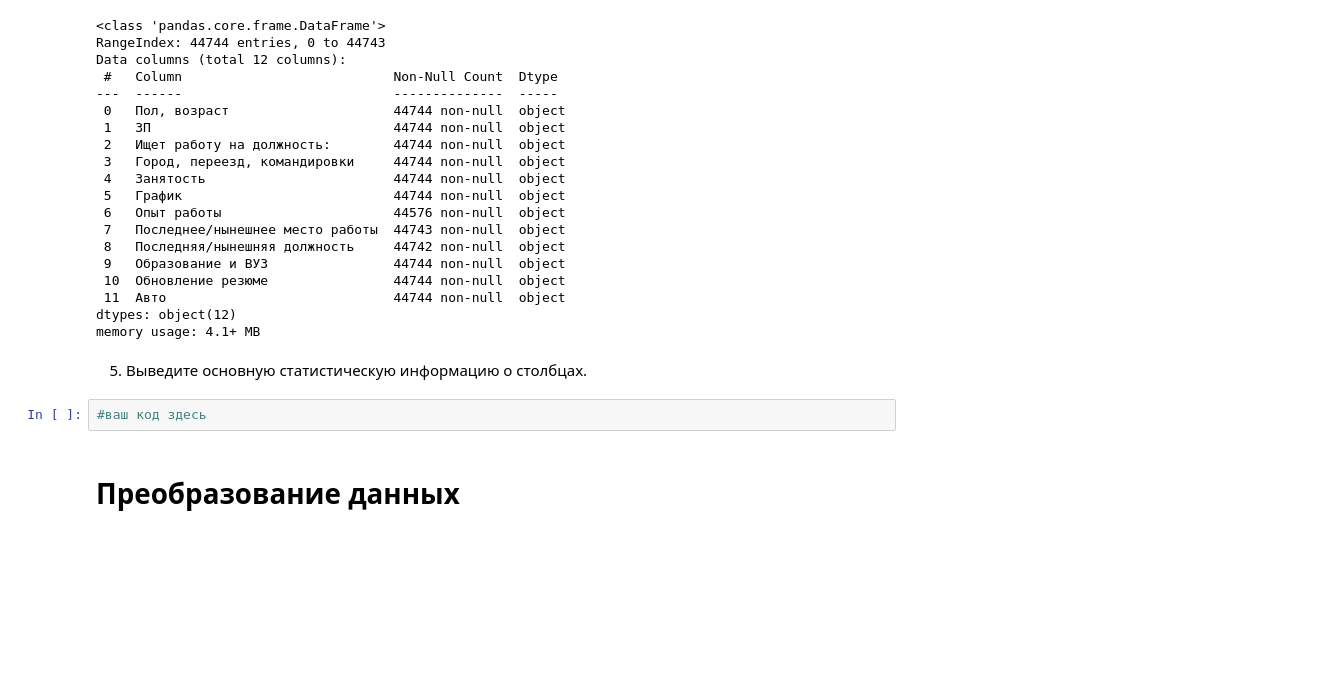
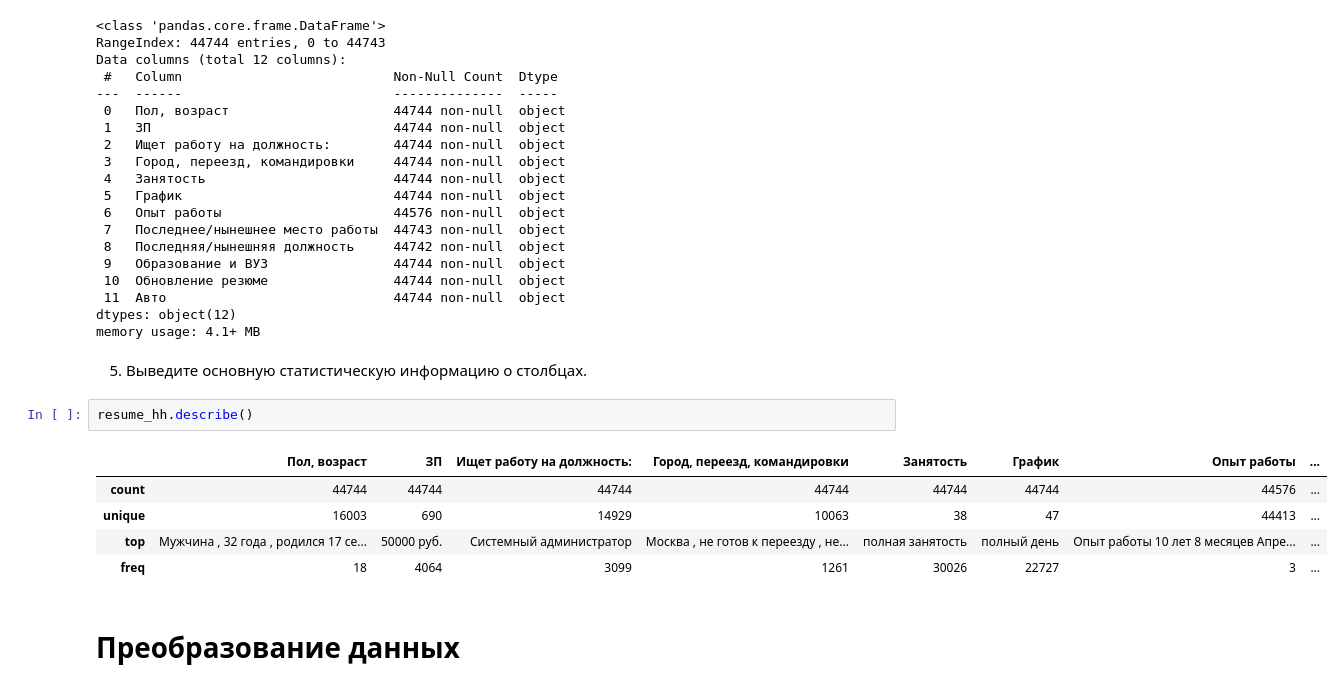
Before and after one commit to EvgeniiOvcharenko/Project_Data_Science, a Jupyter notebook: Project_1_Resume_analysis_HeadHunter/Resume_analysis_HeadHunter.ipynb, the cells around one changed output. Drawn from its saved outputs; the diff is of its cells as text; blank space fills up the shorter version.

```diff
--- a/Project_1_Resume_analysis_HeadHunter/Resume_analysis_HeadHunter.ipynb
+++ b/Project_1_Resume_analysis_HeadHunter/Resume_analysis_HeadHunter.ipynb
@@ -61,7 +55,13 @@ memory usage: 4.1+ MB
 # %% [markdown]
 5. Выведите основную статистическую информацию о столбцах.
 # %%
-#ваш код здесь
+resume_hh.describe()
+# %% [output]
+|  | Пол, возраст | ЗП | Ищет работу на должность: | Город, переезд, командировки | Занятость | График | Опыт работы | ... |
+| count | 44744 | 44744 | 44744 | 44744 | 44744 | 44744 | 44576 | ... |
+| unique | 16003 | 690 | 14929 | 10063 | 38 | 47 | 44413 | ... |
+| top | Мужчина , 32 года , родился 17 се... | 50000 руб. | Системный администратор | Москва , не готов к переезду , не... | полная занятость | полный день | Опыт работы 10 лет 8 месяцев Апре... | ... |
+| freq | 18 | 4064 | 3099 | 1261 | 30026 | 22727 | 3 | ... |
 # %% [markdown]
 # Преобразование данных
 # %% [markdown]
```
Also changed, not shown: parts of 4 cells of this notebook.
